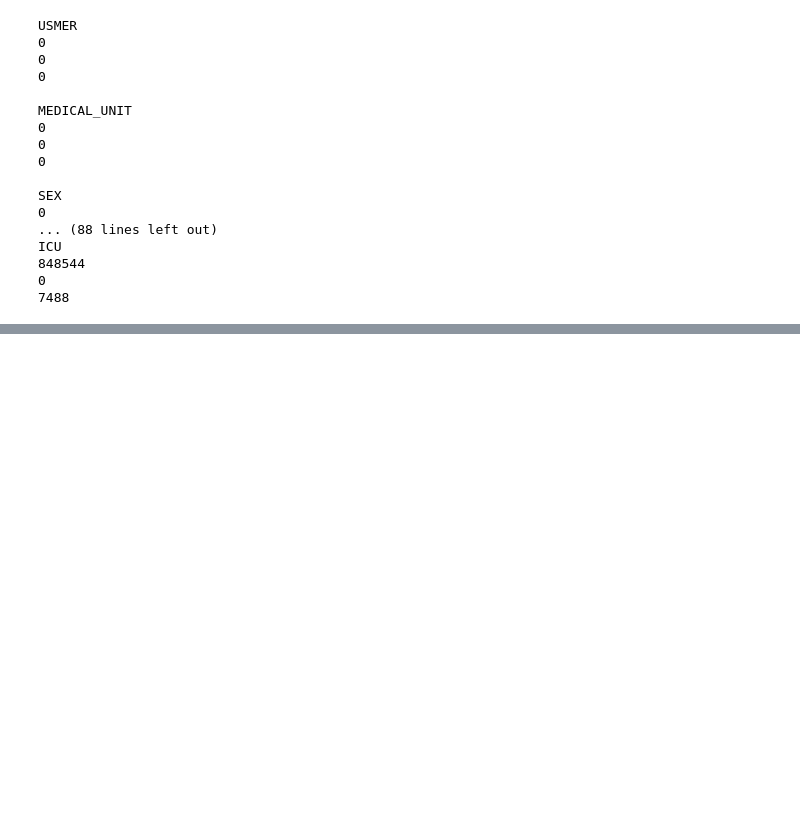
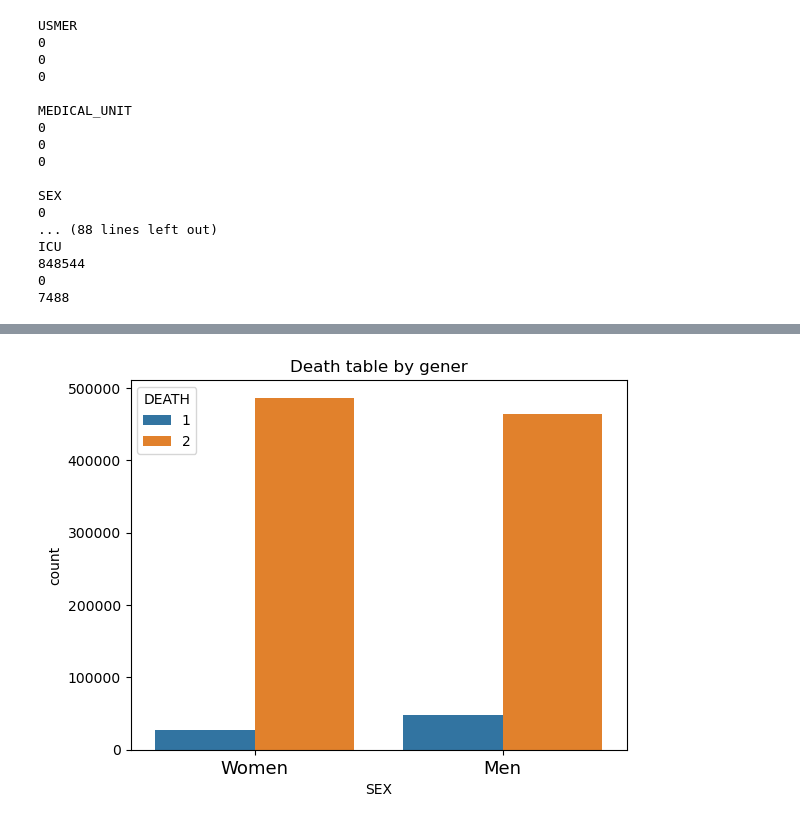
Before and after one commit to FedericoAriton99/CA-1-Machine-Learning, a Jupyter notebook: Federico_Ariton_MachineLearning_HDip_CA1.ipynb, the cells around one changed output, grey strips where cells are left out. Drawn from its saved outputs; the diff is of its cells as text; code cells hidden in the pictures; blank space fills up the shorter version.

```diff
--- a/Federico_Ariton_MachineLearning_HDip_CA1.ipynb
+++ b/Federico_Ariton_MachineLearning_HDip_CA1.ipynb
@@ -155,0 +267,6 @@ ICU
+# %%
+sns.countplot(x='SEX' , hue = 'DEATH',data = Covid_Data)
+plt.title('Death table by gener')
+plt.xticks([0, 1], ['Women', 'Men'], fontsize=13);
+# %% [output]
+[figure, added]
```
Also changed, not shown: parts of 16 cells of this notebook.
